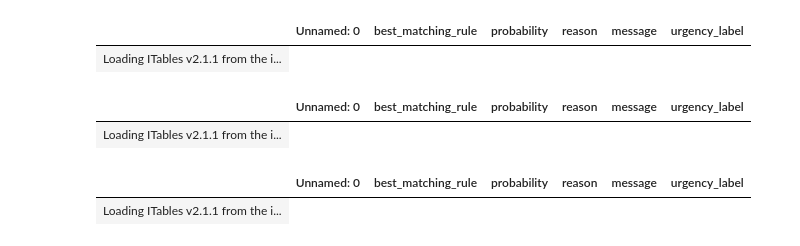
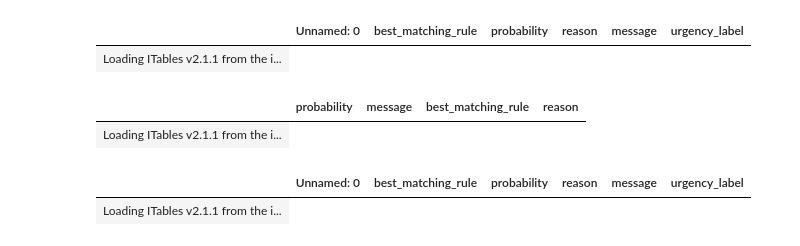
Before and after one commit to IDinsight/ask-a-question, a Jupyter notebook: experiments/ud_validation/plots_and_analysis.ipynb, the cells around one changed output. Drawn from its saved outputs; the diff is of its cells as text; code cells hidden in the pictures.

```diff
--- a/experiments/ud_validation/plots_and_analysis.ipynb
+++ b/experiments/ud_validation/plots_and_analysis.ipynb
@@ -77,9 +77,9 @@ df_entailment[df_entailment.iloc[:, 0] == 121]
 | Loading ITables v2.1.1 from the i... |
 # %%
 false_positive = df_entailment.loc[(df_entailment.urgency_label == False) & (df_entailment.probability > 0.7)]
-false_positive
+false_positive.loc[:, ["probability",  "message", "best_matching_rule", "reason"]]
 # %% [output]
-|  | Unnamed: 0 | best_matching_rule | probability | reason | message | urgency_label |
+|  | probability | message | best_matching_rule | reason |
 | Loading ITables v2.1.1 from the i... |
 # %%
 false_negative = df.loc[(df.urgency_label == True) & (df.probability < 0.4)]
```
